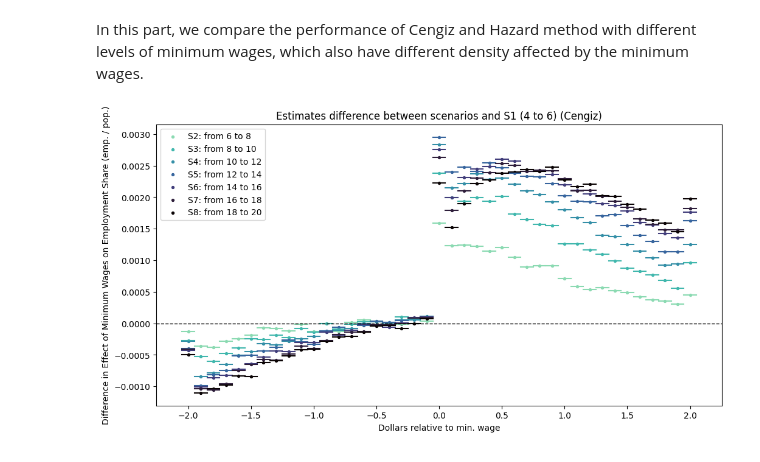
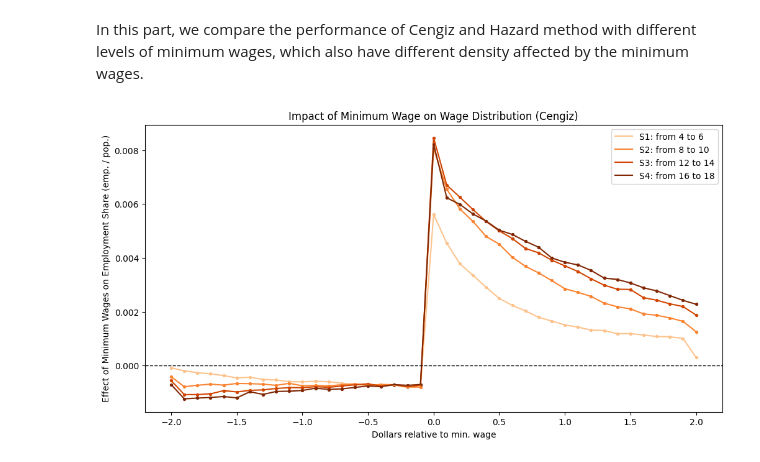
Before and after one commit to boyuchen21/minimum_wage, a Jupyter notebook: codes/compare_estimators.ipynb, the cells around one changed output. Saved outputs shown, nothing was run; the diff lists cells and outputs as text; code cells hidden in the pictures.

```diff
--- a/codes/compare_estimators.ipynb
+++ b/codes/compare_estimators.ipynb
@@ -570,7 +725,7 @@ glm_result = pd.concat([format_data(file_path, scenario) for scenario in scenari
 glm_result = glm_result[glm_result['Variable'].isin(x_ranges.keys())]
 # %%
 # Define the figure and axes for subplots
-fig, axes = plt.subplots(2, 4, figsize=(20, 8), sharey=True)
+fig, axes = plt.subplots(2, 3, figsize=(16, 8), sharey=True)
 # Flatten axes for easy iteration
 axes = axes.flatten()
 
@@ -625,23 +780,19 @@ plt.show()
 In this part, we compare the performance of Cengiz and Hazard method with different levels of minimum wages, which also have different density affected by the minimum wages.
 # %%
 # Define Scenarios
-scenarios = {
+part2_scenarios = {
     'S1': (4, 6, 0.5, 0, 0.3),
-    'S2': (6, 8, 0.5, 0, 0.3),
-    'S3': (8, 10, 0.5, 0, 0.3),
-    'S4': (10, 12, 0.5, 0, 0.3),
-    'S5': (12, 14, 0.5, 0, 0.3),
-    'S6': (14, 16, 0.5, 0, 0.3),
-    'S7': (16, 18, 0.5, 0, 0.3),
-    'S8': (18, 20, 0.5, 0, 0.3)
+    'S2': (8, 10, 0.5, 0, 0.3),
+    'S3': (12, 14, 0.5, 0, 0.3),
+    'S4': (16, 18, 0.5, 0, 0.3),
 }
 # %%
-def plot_cengiz_fe_overlay_diff(log_wages, scenarios):
+def plot_cengiz_fe_overlay(log_wages, scenarios):
     fig, ax = plt.subplots(figsize=(12, 6))
 
-    cmap = sns.color_palette("mako", as_cmap=True)
-    cmap_reversed = cmap.reversed()
-    colors = [cmap_reversed(i) for i in np.linspace(0, 1, 8)]
+    cmap = sns.color_palette("Oranges", as_cmap=True)
+    # cmap_reversed = cmap.reversed()
+    colors = [cmap(i) for i in np.linspace(0.3, 1, len(scenarios))]
 
     for i, scenario_name in enumerate(scenarios):
         scenario = scenarios[scenario_name]
@@ -649,54 +800,40 @@ def plot_cengiz_fe_overlay_diff(log_wages, scenarios):
         data = prepare_cengiz_data(log_wages, scenario)
         data = data.set_index(['wagcat', 'time'])
 
         # Prepare the independent variables (min* and bin* dummies)
         X = data.filter(regex='^(min\\d{1,2}|time|wagcat)').copy()
         X = sm.add_constant(X)
         y = data['normalized_emp']
 
         # Fit the OLS model
         model = PanelOLS(y, X, entity_effects=True, time_effects=False, check_rank=False).fit(cov_type='clustered', cluster_entity=True)
 
         # Generate results for each scenario
         paras = model.params.filter(regex='^(min\\d{1,2}|min0)')
-        # se = model.std_errors.filter(regex='^(min\\d{1,2}|min0)')
+        se = model.std_errors.filter(regex='^(min\\d{1,2}|min0)')
         coef_df = pd.DataFrame({'params': paras, 'std_errors': se}).reset_index()
 
         # Assign rel_pos for min[n]b, min0, and min[n]a
         coef_df['rel_pos'] = coef_df['index'].str.extract('(\\d{1,2})').astype(int)
         coef_df['rel_pos'] = np.where(coef_df['index'].str.contains('a'), coef_df['rel_pos'], -coef_df['rel_pos'])
         coef_df['rel_dollar'] = coef_df['rel_pos'] * 0.1
         coef_df = coef_df.sort_values('rel_pos')
 
-        if i == 0:
-            #sotre y values as "initial"
-            params_initial = coef_df['params']
-        else:
-            coef_df['params_diff'] = coef_df['params'] - params_initial
-            x_left = [x - 0.05 for x in coef_df['rel_dollar']]
-            x_right = [x + 0.05 for x in coef_df['rel_dollar']]
+        # Plot line of coefficients for the scenario
+        ax.plot(coef_df['rel_dollar'], coef_df['params'], color=colors[i % len(colors)], label=f'{scenario_name}: from {real_m_pre} to {real_m_post}')
+        ax.scatter(coef_df['rel_dollar'], coef_df['params'], color=colors[i % len(colors)], s=8)
 
-            # hallow bar, colored edge
-            # ax.bar(coef_df['rel_dollar'], coef_df['params_diff'], width=0.1, facecolor='white', edgecolor=colors[i % len(colors)], alpha=0.5, linewidth=1.5)
-
-            ax.plot([x_left, x_right], [coef_df['params_diff'], coef_df['params_diff']], color=colors[i % len(colors)])
-            ax.scatter(coef_df['rel_dollar'], coef_df['params_diff'], color=colors[i % len(colors)], s = 8,
-                       label=f'{scenario_name}: from {real_m_pre} to {real_m_post}')
-
-        # Plot bar plot for the scenario
-        # ax.plot(coef_df['rel_dollar'], coef_df['params'], width=0.1, color=colors[i % len(colors)], alpha=0.7, capsize=3,
-        #        label=f'{scenario_name}: from {real_m_pre} to {real_m_post}, $P_o$={P_o}, $P_b$={P_b}, $P_s$={P_s}')
-
-    # add horizontal line at 0
+    # Add a horizontal line at 0
     ax.axhline(y=0, color='black', linestyle='--', linewidth=1)
 
     ax.set_xlabel('Dollars relative to min. wage')
-    ax.set_ylabel('Difference in Effect of Minimum Wages on Employment Share (emp. / pop.)')
+    ax.set_ylabel('Effect of Minimum Wages on Employment Share (emp. / pop.)')
     ax.set_xticks(np.arange(-2, 2.1, 0.5))
-    ax.set_title('Estimates difference between scenarios and S1 (4 to 6) (Cengiz)')
+    ax.set_title('Impact of Minimum Wage on Wage Distribution (Cengiz)')
     ax.legend()
     plt.show()
 
-plot_cengiz_fe_overlay_diff(log_wages, scenarios)
+# Example call to the function
+plot_cengiz_fe_overlay(log_wages, part2_scenarios)
 # %% [output]
-[figure, old version]
+[figure, new version]
```
Also changed, not shown: parts of 22 cells of this notebook, 6 other files.
